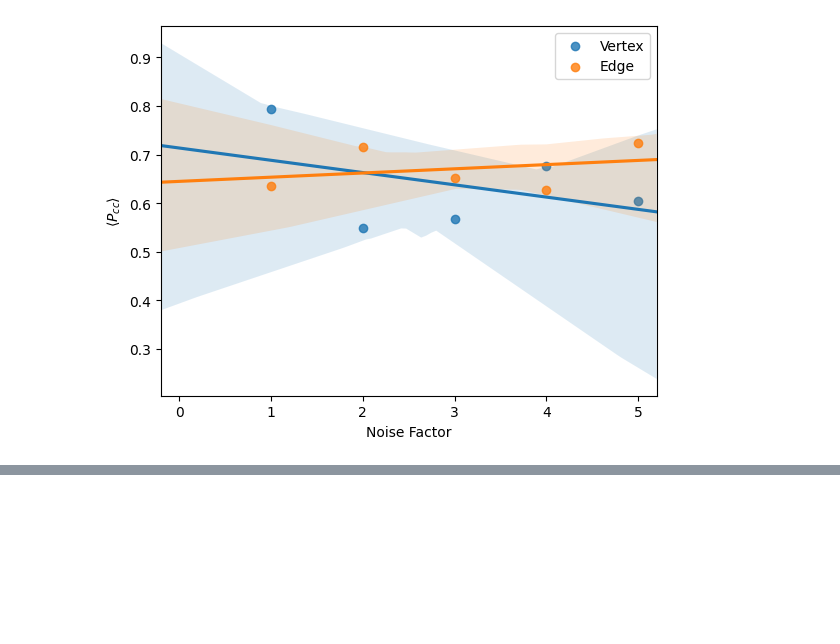
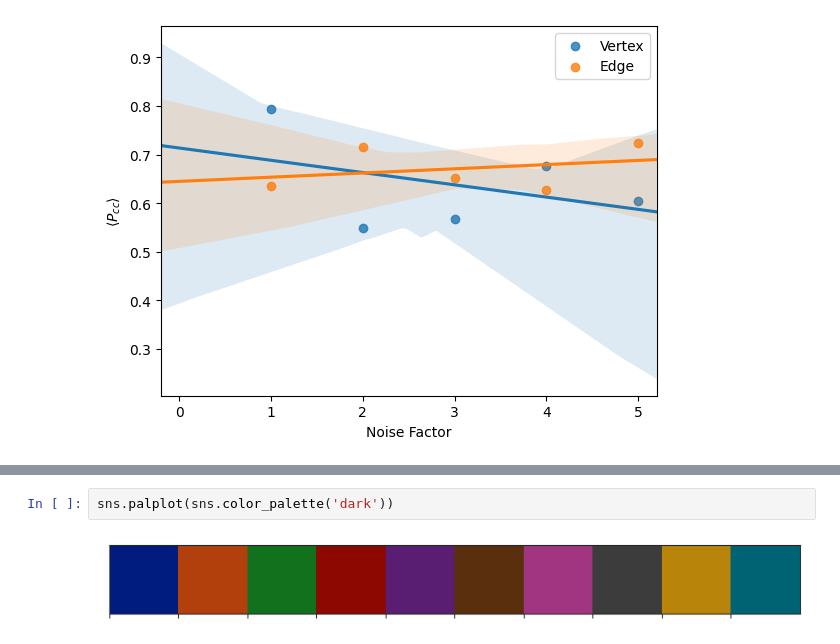
Before and after one commit to jfurches/nonlocalgames, a Jupyter notebook: examples/g14_on_ibm/zne.ipynb, the cells around one changed output, grey strips where cells are left out. Drawn from its saved outputs; the diff is of its cells as text; blank space fills up the shorter version.

```diff
--- a/examples/g14_on_ibm/zne.ipynb
+++ b/examples/g14_on_ibm/zne.ipynb
@@ -287,0 +480,4 @@ plt.show()
+# %%
+sns.palplot(sns.color_palette('dark'))
+# %% [output]
+[figure, added]
```
Also changed, not shown: parts of 7 cells of this notebook, 3 other files.
